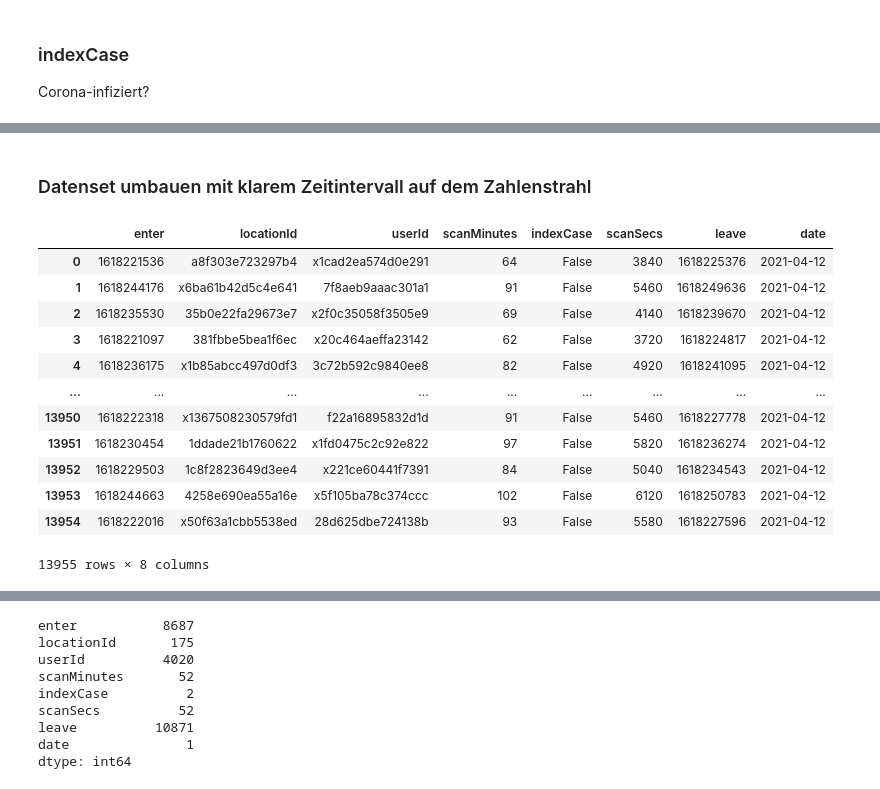
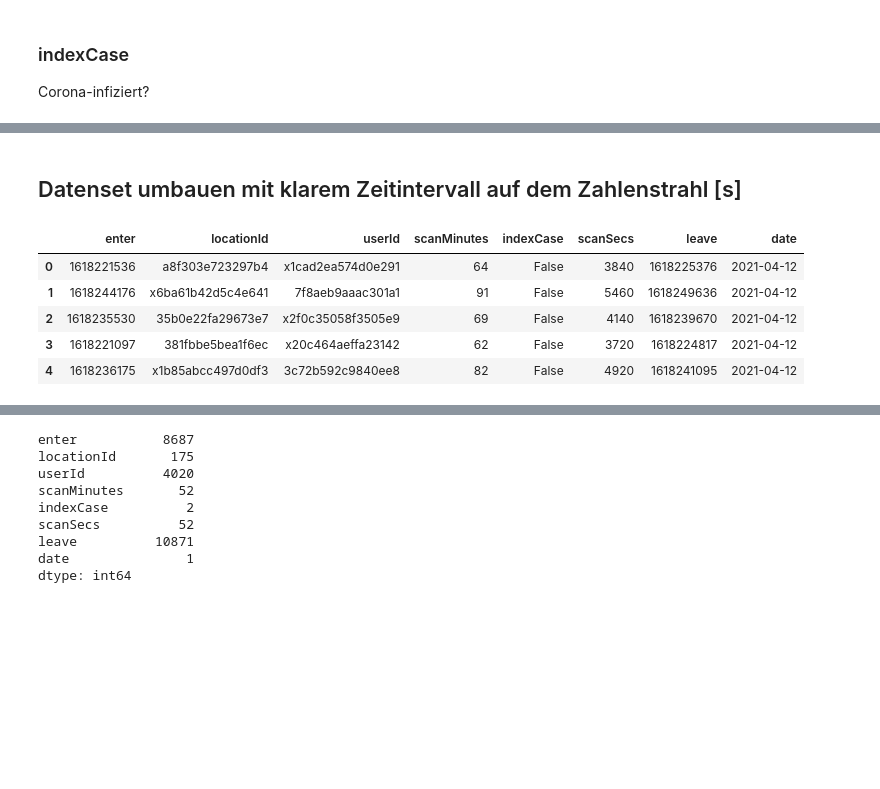
Before and after one commit to pmc290630/LW_A, a Jupyter notebook: LA.ipynb, the cells around one changed output, grey strips where cells are left out. Drawn from its saved outputs; the diff is of its cells as text; code cells hidden in the pictures; blank space fills up the shorter version.

```diff
--- a/LA.ipynb
+++ b/LA.ipynb
@@ -66,5 +54,5 @@ Corona-infiziert?
 # %% [markdown]
-### Datenset umbauen mit klarem Zeitintervall auf dem Zahlenstrahl
+## Datenset umbauen mit klarem Zeitintervall auf dem Zahlenstrahl [s]
 # %%
 df.rename(columns={"scanTimestamp": "enter"},inplace=True)
 # %%
@@ -73,21 +61,14 @@ df["leave"] = df.enter + df.scanSecs
 df["date"] = df.enter.apply(lambda x: pd.Timestamp(x, unit = "s").date())
 df["date"] = pd.to_datetime(df["date"])
 # %%
-df
+df.head()
 # %% [output]
 |  | enter | locationId | userId | scanMinutes | indexCase | scanSecs | leave | date |
 | 0 | 1618221536 | a8f303e723297b4 | x1cad2ea574d0e291 | 64 | False | 3840 | 1618225376 | 2021-04-12 |
 | 1 | 1618244176 | x6ba61b42d5c4e641 | 7f8aeb9aaac301a1 | 91 | False | 5460 | 1618249636 | 2021-04-12 |
 | 2 | 1618235530 | 35b0e22fa29673e7 | x2f0c35058f3505e9 | 69 | False | 4140 | 1618239670 | 2021-04-12 |
 | 3 | 1618221097 | 381fbbe5bea1f6ec | x20c464aeffa23142 | 62 | False | 3720 | 1618224817 | 2021-04-12 |
 | 4 | 1618236175 | x1b85abcc497d0df3 | 3c72b592c9840ee8 | 82 | False | 4920 | 1618241095 | 2021-04-12 |
-| ... | ... | ... | ... | ... | ... | ... | ... | ... |
-| 13950 | 1618222318 | x1367508230579fd1 | f22a16895832d1d | 91 | False | 5460 | 1618227778 | 2021-04-12 |
-| 13951 | 1618230454 | 1ddade21b1760622 | x1fd0475c2c92e822 | 97 | False | 5820 | 1618236274 | 2021-04-12 |
-| 13952 | 1618229503 | 1c8f2823649d3ee4 | x221ce60441f7391 | 84 | False | 5040 | 1618234543 | 2021-04-12 |
-| 13953 | 1618244663 | 4258e690ea55a16e | x5f105ba78c374ccc | 102 | False | 6120 | 1618250783 | 2021-04-12 |
-| 13954 | 1618222016 | x50f63a1cbb5538ed | 28d625dbe724138b | 93 | False | 5580 | 1618227596 | 2021-04-12 |
-13955 rows × 8 columns
 # %%
 df.info()
 # %% [output]
```
Also changed, not shown: parts of 14 cells of this notebook.
